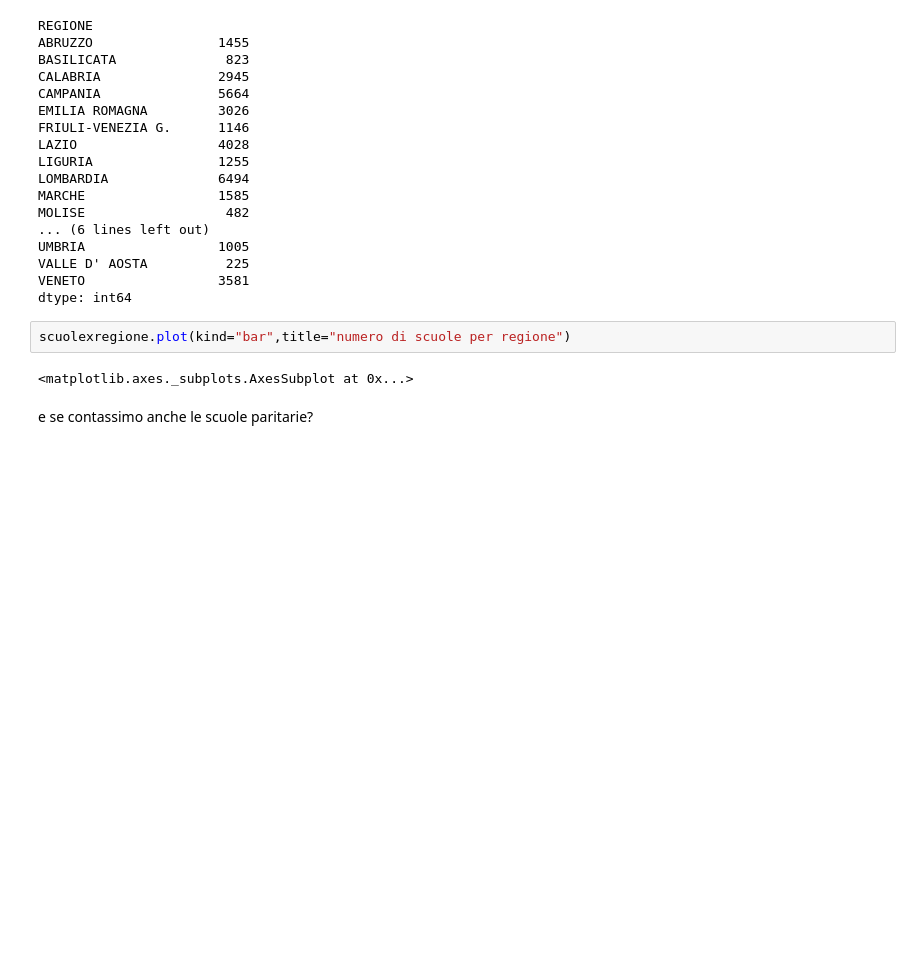
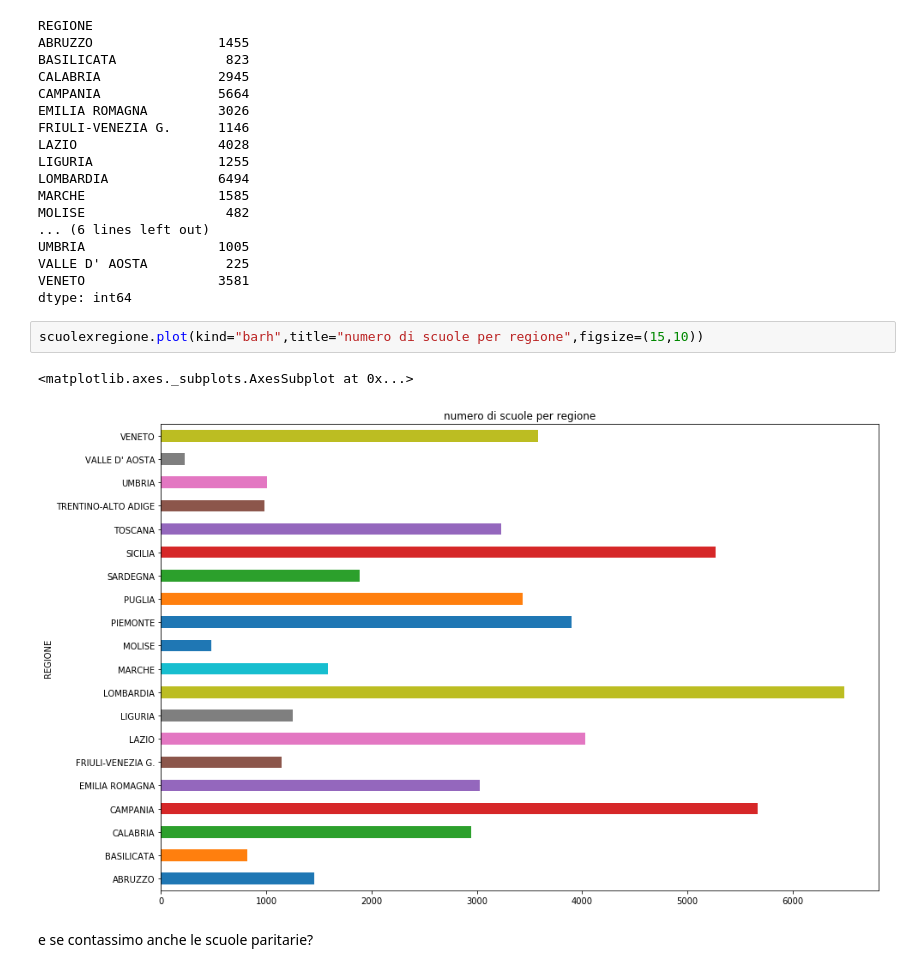
Before and after one commit to napo/opendatamiur, a Jupyter notebook: MIUR_OpenData.ipynb, the cells around one changed output. Drawn from its saved outputs; the diff is of its cells as text; blank space fills up the shorter version.

```diff
--- a/MIUR_OpenData.ipynb
+++ b/MIUR_OpenData.ipynb
@@ -196,9 +291,10 @@ VALLE D' AOSTA          225
 VENETO                 3581
 dtype: int64
 # %%
-scuolexregione.plot(kind="bar",title="numero di scuole per regione")
+scuolexregione.plot(kind="barh",title="numero di scuole per regione",figsize=(15,10))
 # %% [output]
 <matplotlib.axes._subplots.AxesSubplot at 0x...>
+[figure, added]
 # %% [markdown]
 e se contassimo anche le scuole paritarie?
 # %% [markdown]
```
Also changed, not shown: parts of 29 cells of this notebook.
